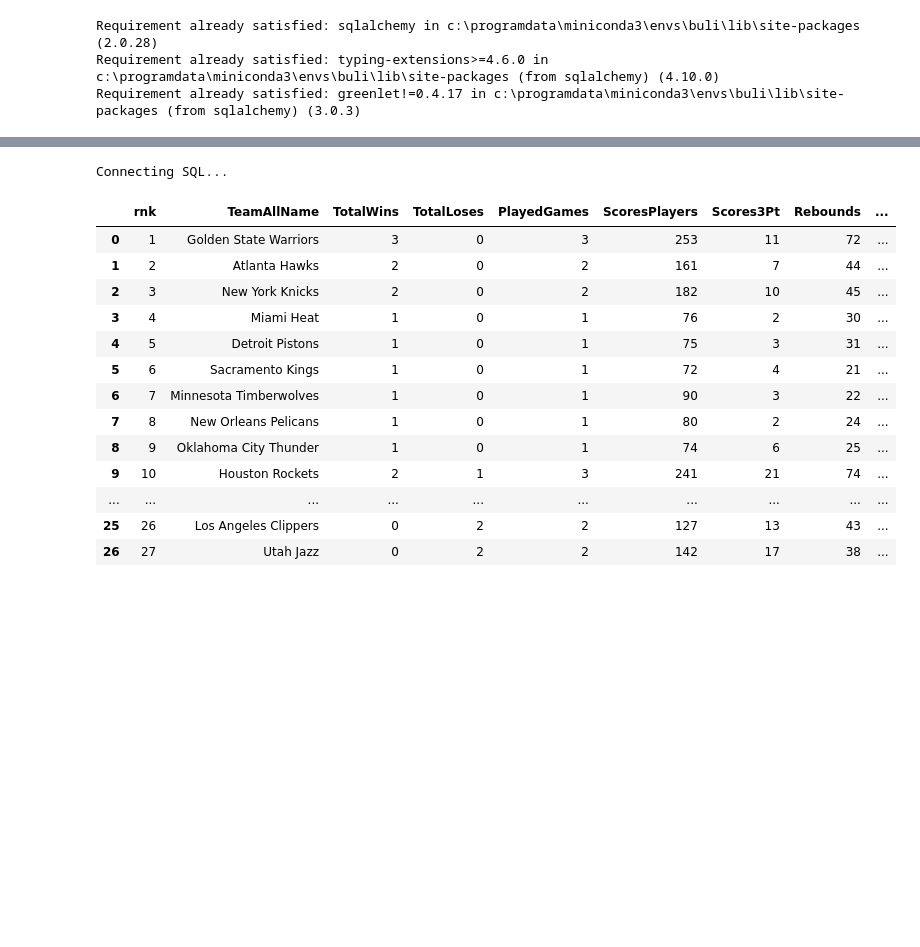
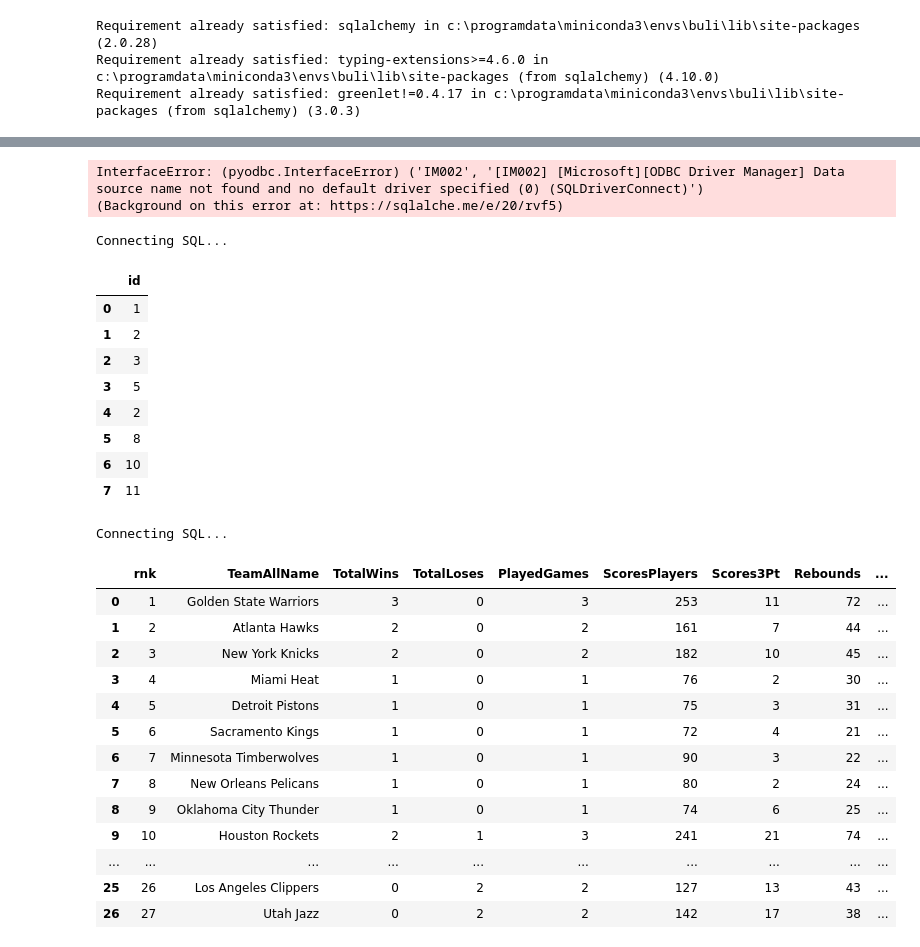
Before and after one commit to bujarkreci/jupyter-project, a Jupyter notebook: callPostgreEx/SQLServerCSVfiles.ipynb, the cells around one changed output, grey strips where cells are left out. Saved outputs shown, nothing was run; the diff lists cells and outputs as text; code cells hidden in the pictures; blank space fills up the shorter version.

```diff
--- a/callPostgreEx/SQLServerCSVfiles.ipynb
+++ b/callPostgreEx/SQLServerCSVfiles.ipynb
@@ -15,3 +204,68 @@ Successfully installed pyodbc-5.1.0
+# %%
+import pandas as pd
+import pytds
+from pytds import login
+import sqlalchemy as sa
+from sqlalchemy import create_engine
+import sqlalchemy_pytds
+
+def connect():
+    return pytds.connect(dsn='ServerName',database='DBName',autocommit=True, auth=login.SspiAuth())
+
+engine = sa.create_engine('mssql+pytds://[ServerName]', creator=connect)
+conn = engine.raw_connection()
+
+with conn.cursor() as cur:
+    arg = [["foo.ExternalInput","bar.ExternalInput"]]
+    tvp = pytds.TableValuedParam(type_name="core.MatchColumnTable", rows=arg)
+    cur.execute("EXEC test_proc @Target = N'[dbname].[tablename1]', @Source = N'[dbname].[table2]', @CleanTarget = 0, @UseColumnsFromTarget = 0, @MergeOnColumn = %s", (tvp,))
+    result = cur.fetchall()
+    print(result)
+# %% [output]
+InterfaceError: (pyodbc.InterfaceError) ('IM002', '[IM002] [Microsoft][ODBC Driver Manager] Data source name not found and no default driver specified (0) (SQLDriverConnect)')
+(Background on this error at: https://sqlalche.me/e/20/rvf5)
+# %%
+#Simple UDTT with integers
+#from app.db import connectSQLnewRun
+from app.db import connectWriteSQL
+import pandas as pd
+from sqlalchemy import bindparam, text, String, Date, Integer
+import numpy as np
+
+con = connectWriteSQL()
+#con = connectSQLnewRun()
+
+table_values = 11
+#table_values = [[9], [10]]  # list of tuples
+#table_values = [9, 10]  # list of tuples
+#table_values = (9, 10)  # list of tuples
+
+stmt = text("EXEC [dbo].[testProc123tst] @tva = :table_values")
+
+stmt = stmt.bindparams(
+                bindparam(key='table_values', value=table_values, type_=Integer)
+            )
+#.compile(compile_kwargs={"literal_binds": True})
+
+"""
+stmt = stmt.bindparams(
+                bindparam(key='table_values', value=table_values, expanding=True)
+            ).compile(compile_kwargs={"literal_binds": True})
+"""
+res = pd.read_sql_query(stmt, con)
+
+res
+# %% [output]
+Connecting SQL...
+|  | id |
+| 0 | 1 |
+| 1 | 2 |
+| 2 | 3 |
+| 3 | 5 |
+| 4 | 2 |
+| 5 | 8 |
+| 6 | 10 |
+| 7 | 11 |
 # %%
 #from app.db import connectSQLnewRun
 from app.db import connectSQLnewRun
```
Also changed, not shown: parts of 9 cells of this notebook, 2 other files.
